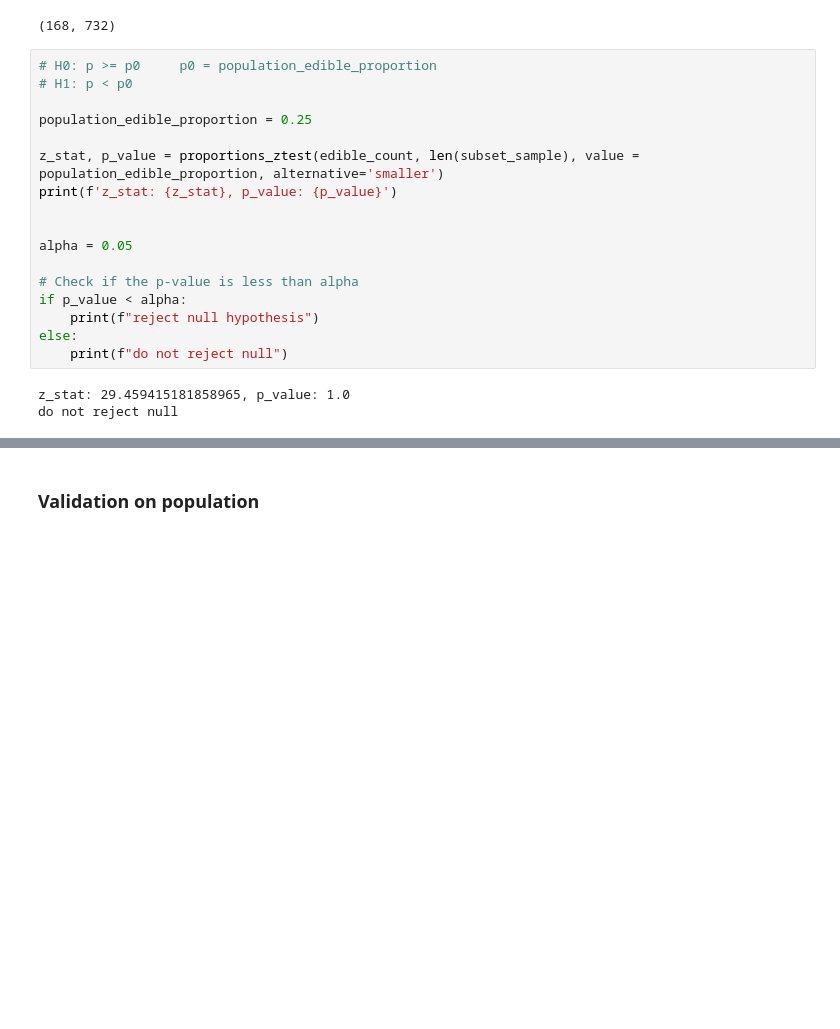
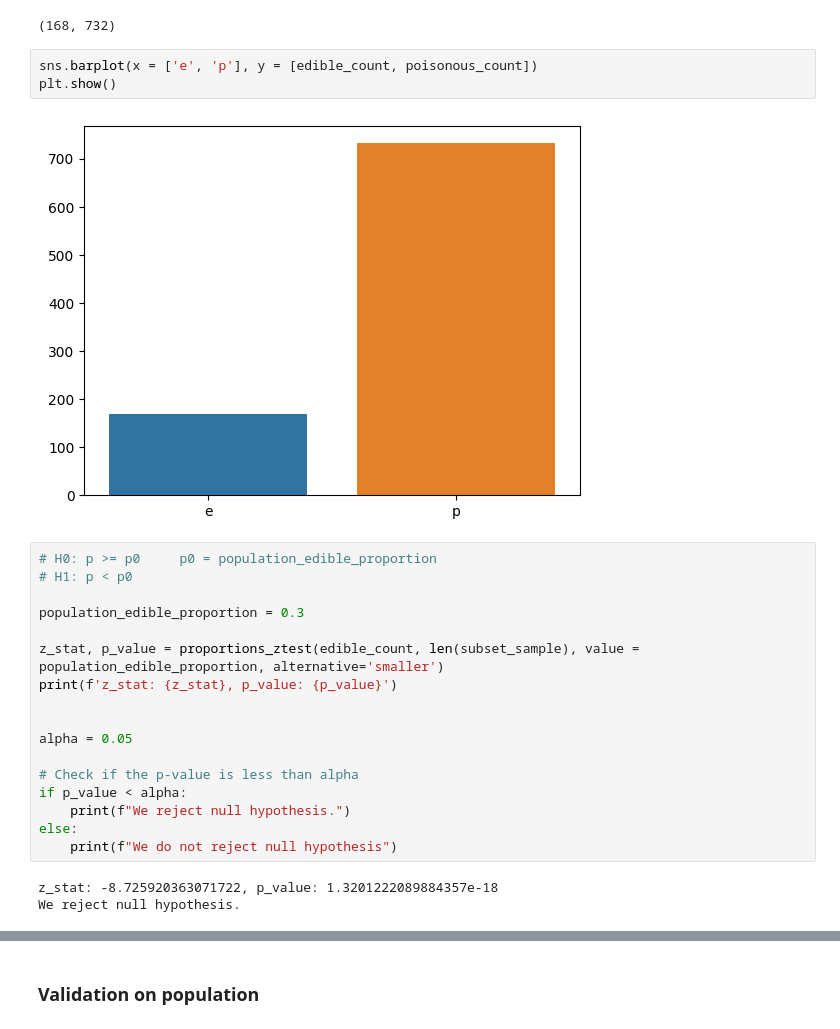
Before and after one commit to arnav10goel/CSE558-DSc-Project, a Jupyter notebook: Hypothesis-Testing/Colors-Z-Test-Proportions.ipynb, the cells around one changed output, grey strips where cells are left out. Drawn from its saved outputs; the diff is of its cells as text; blank space fills up the shorter version.

```diff
--- a/Hypothesis-Testing/Colors-Z-Test-Proportions.ipynb
+++ b/Hypothesis-Testing/Colors-Z-Test-Proportions.ipynb
@@ -118,11 +118,16 @@ poisonous_count = subset_sample[subset_sample['class'] == 'p'].shape[0]
 edible_count, poisonous_count
 # %% [output]
 (168, 732)
+# %%
+sns.barplot(x = ['e', 'p'], y = [edible_count, poisonous_count])
+plt.show()
+# %% [output]
+[figure, added]
 # %%
 # H0: p >= p0     p0 = population_edible_proportion
 # H1: p < p0
 
-population_edible_proportion = 0.25
+population_edible_proportion = 0.3
 
 z_stat, p_value = proportions_ztest(edible_count, len(subset_sample), value = population_edible_proportion, alternative='smaller')
 print(f'z_stat: {z_stat}, p_value: {p_value}')
@@ -132,10 +137,10 @@ alpha = 0.05
 
 # Check if the p-value is less than alpha
 if p_value < alpha:
-    print(f"reject null hypothesis")
+    print(f"We reject null hypothesis.")
 else:
-    print(f"do not reject null")
+    print(f"We do not reject null hypothesis")
 # %% [output]
-z_stat: 29.459415181858965, p_value: 1.0
-do not reject null
+z_stat: -8.725920363071722, p_value: 1.3201222089884357e-18
+We reject null hypothesis.
 # %%
```
Also changed, not shown: parts of 9 cells of this notebook.
